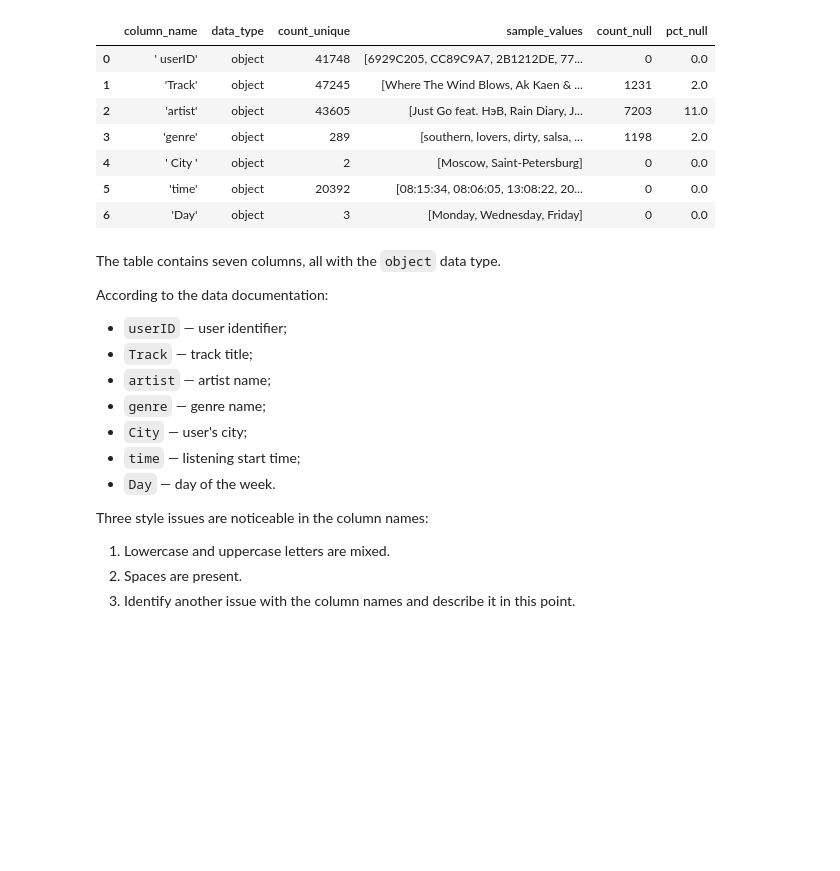
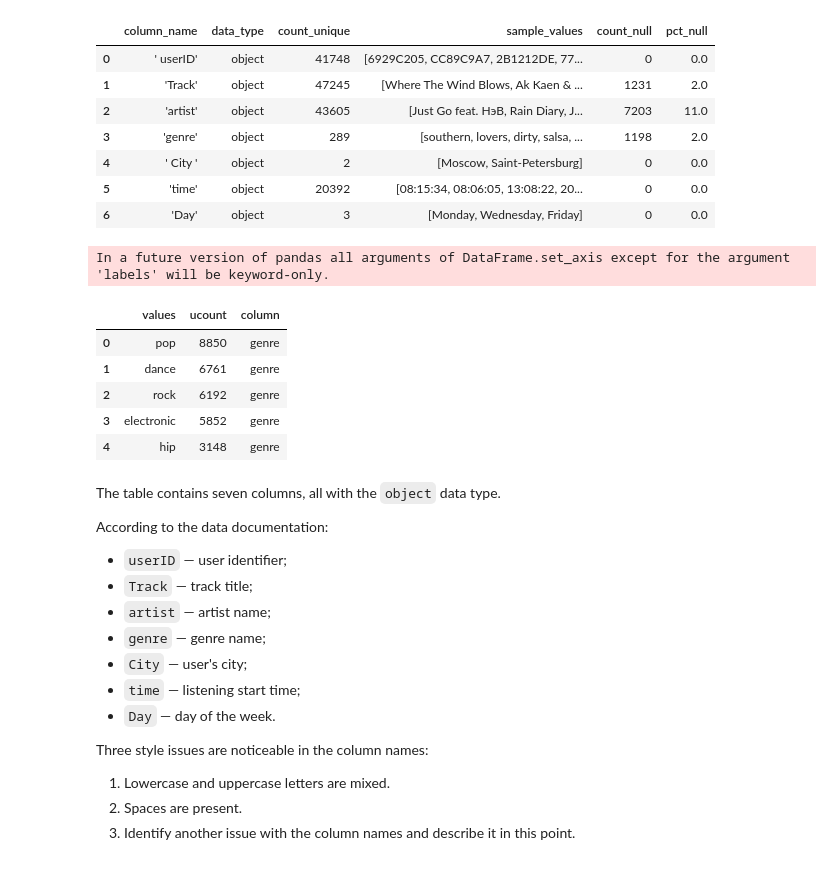
Before and after one commit to mskhmelik/yandex_data_analytics, a Jupyter notebook: Module_01/project_1.ipynb, the cells around one changed output. Saved outputs shown, nothing was run; the diff lists cells and outputs as text; code cells hidden in the pictures; blank space fills up the shorter version.

```diff
--- a/Module_01/project_1.ipynb
+++ b/Module_01/project_1.ipynb
@@ -105,6 +153,26 @@ Full duplicate rows: 3826
 | 4 | ' City ' | object | 2 | [Moscow, Saint-Petersburg] | 0 | 0.0 |
 | 5 | 'time' | object | 20392 | [08:15:34, 08:06:05, 13:08:22, 20... | 0 | 0.0 |
 | 6 | 'Day' | object | 3 | [Monday, Wednesday, Friday] | 0 | 0.0 |
+# %%
+df_temp = (
+    raw_music.genre
+    .value_counts()
+    .reset_index()
+    .set_axis(['values', 'ucount'], 'columns')
+    .assign(column='genre')
+)
+
+display(df_temp.head(5))
+
+fig = px.bar(df_temp, x='ucount', y='values', title='Unique Counts of Selected Columns', template='plotly_white').show()
+# %% [output]
+In a future version of pandas all arguments of DataFrame.set_axis except for the argument 'labels' will be keyword-only.
+|  | values | ucount | column |
+| 0 | pop | 8850 | genre |
+| 1 | dance | 6761 | genre |
+| 2 | rock | 6192 | genre |
+| 3 | electronic | 5852 | genre |
+| 4 | hip | 3148 | genre |
 # %% [markdown]
 The table contains seven columns, all with the `object` data type.
 
```
Also changed, not shown: parts of 2 cells of this notebook.
